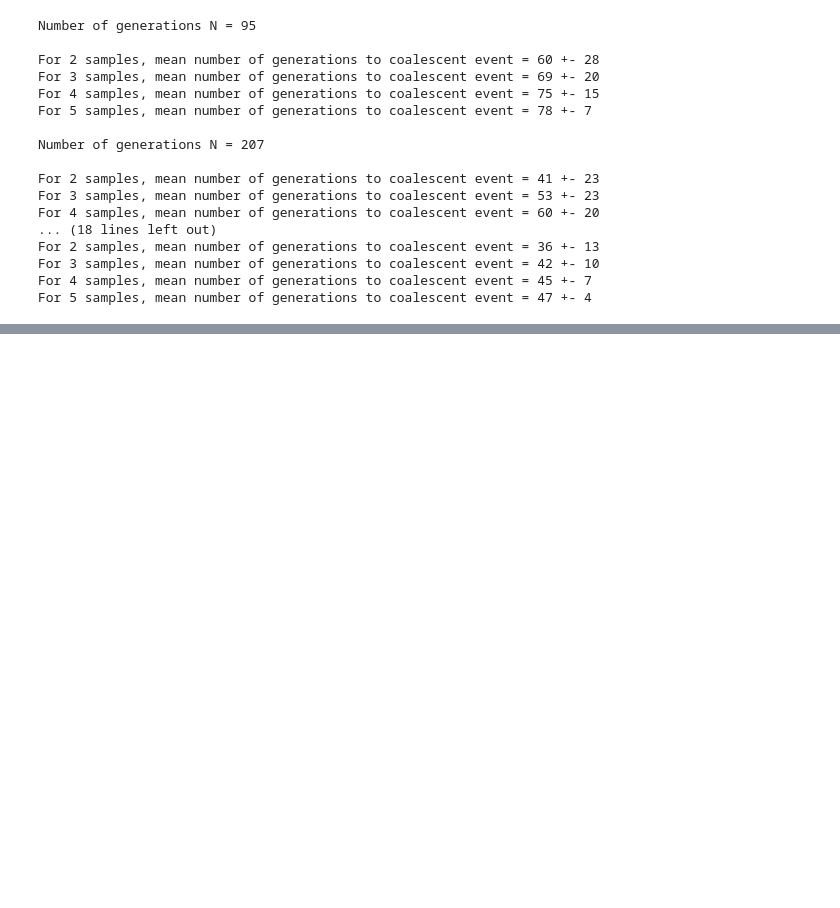
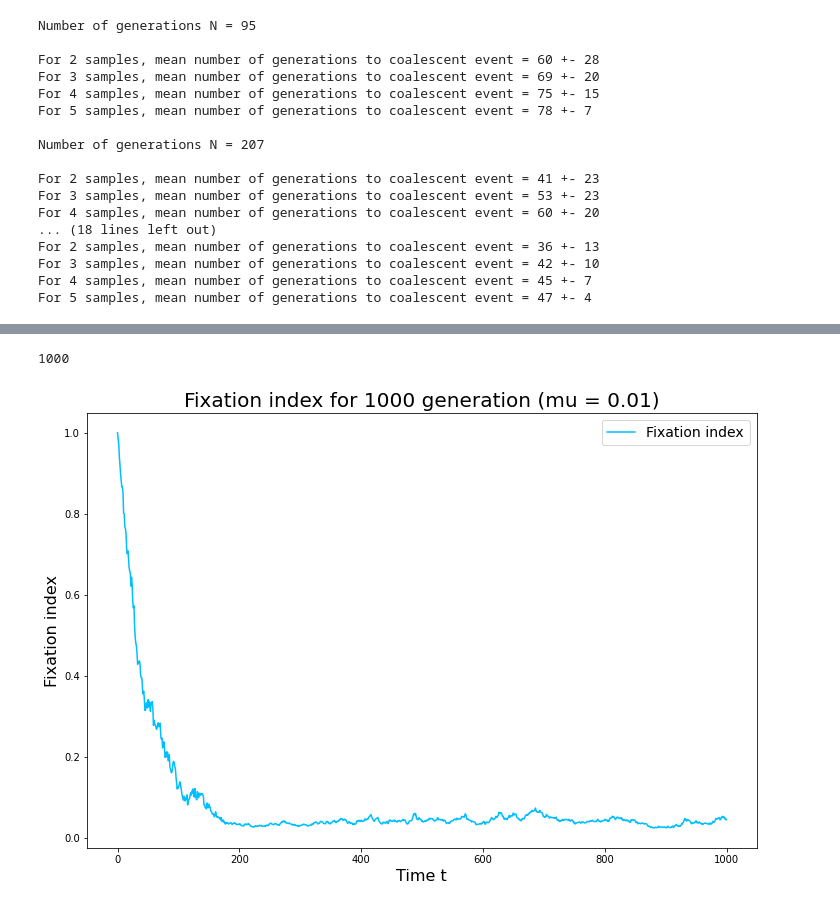
Before and after one commit to kgaydukova/PopulationGeneticsProject, a Jupyter notebook: GPOP_Project_GAYDUKOVA.ipynb, the cells around one changed output, grey strips where cells are left out. Cells and saved outputs as stored; diff of their text form; code cells hidden in the pictures; blank space fills up the shorter version.

```diff
--- a/GPOP_Project_GAYDUKOVA.ipynb
+++ b/GPOP_Project_GAYDUKOVA.ipynb
@@ -305,0 +336,34 @@ For 5 samples, mean number of generations to coalescent event = 47 +- 4
+# %%
+new_pop = simulation_with_mutations(1000, 1000, 0.01)
+# %%
+from collections import Counter
+
+# calculate the fixation index (probability that two randomly chosen alleles are identical)
+
+def calculate_fixation_index(population):
+    counts = Counter(population)
+    pop_size = len(population)
+    proba_same_alleles = 0
+    for allele_count in counts.values():
+        proba_same_alleles += (allele_count / pop_size) * ((allele_count - 1) / (pop_size - 1))
+
+    return proba_same_alleles
+# %%
+fix_index_list = []
+
+for population in new_pop:
+    fix_index_list.append(calculate_fixation_index(population))
+# %%
+len(fix_index_list)
+# %% [output]
+1000
+# %%
+plt.figure(figsize=(12, 8))
+plt.plot(range(len(fix_index_list)), fix_index_list, label='Fixation index', linestyle='-', color='deepskyblue')
+plt.title('Fixation index for 1000 generation (mu = 0.01)', fontsize=20)
+plt.xlabel('Time t', fontsize=16)
+plt.ylabel('Fixation index', fontsize=16)
+plt.legend(fontsize=14)
+plt.show()
+# %% [output]
+[figure, added]
```
Also changed, not shown: parts of 60 cells of this notebook.
